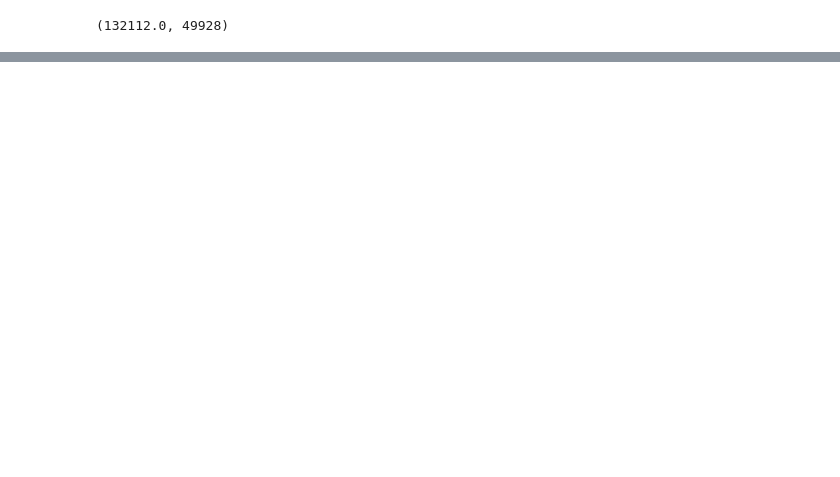
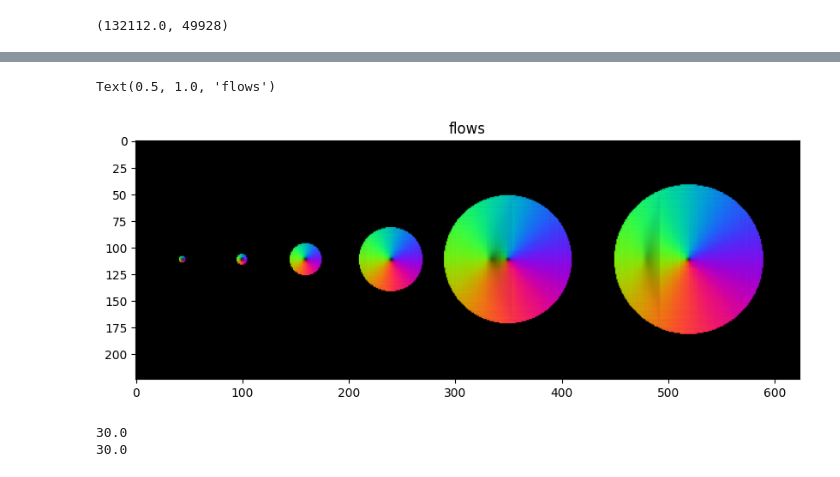
Before and after one commit to True-North-Intelligent-Algorithms/notebooks-and-napari-widgets-for-dl, a Jupyter notebook: docs/20_scale/20_cell_pose_diameter.ipynb, the cells around one changed output, grey strips where cells are left out. Drawn from its saved outputs; the diff is of its cells as text; code cells hidden in the pictures; blank space fills up the shorter version.

```diff
--- a/docs/20_scale/20_cell_pose_diameter.ipynb
+++ b/docs/20_scale/20_cell_pose_diameter.ipynb
@@ -181,3 +198,16 @@ truth.sum(), labels_custom.sum()
+# %%
+plt.figure(figsize=(10,10))
+plt.imshow(c[0])
+plt.title('flows')
+# %% [output]
+Text(0.5, 1.0, 'flows')
+[figure, added]
+# %%
+print(model_custom.diam_labels)
+print(model_cyto2.diam_labels)
+# %% [output]
+30.0
+30.0
 # %%
 import napari
 viewer = napari.Viewer()
```
Also changed, not shown: parts of 11 cells of this notebook.
